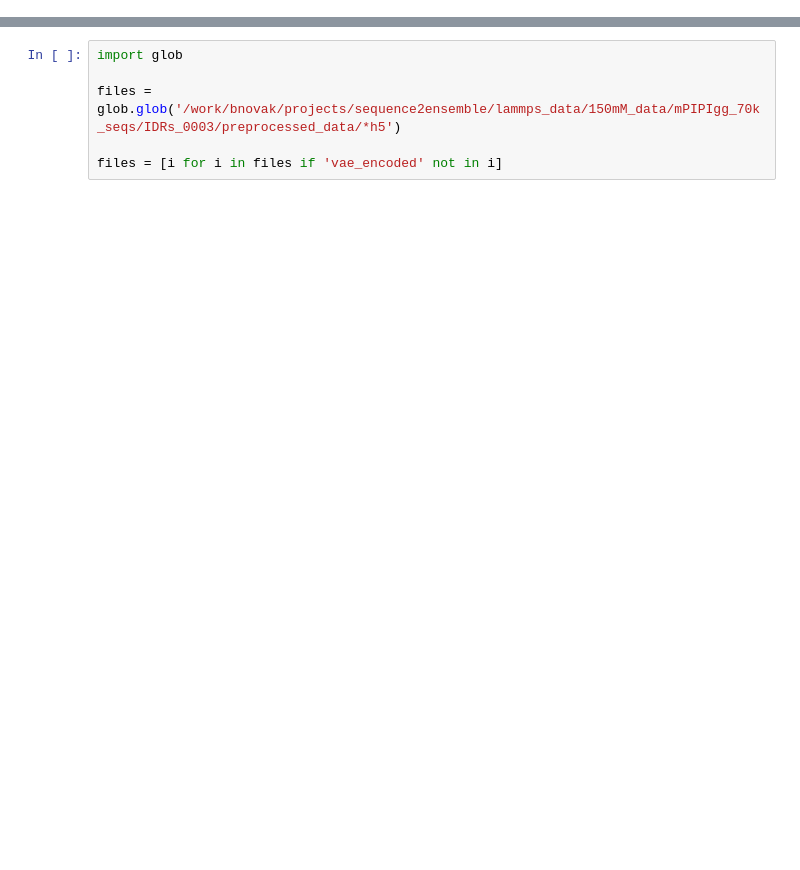
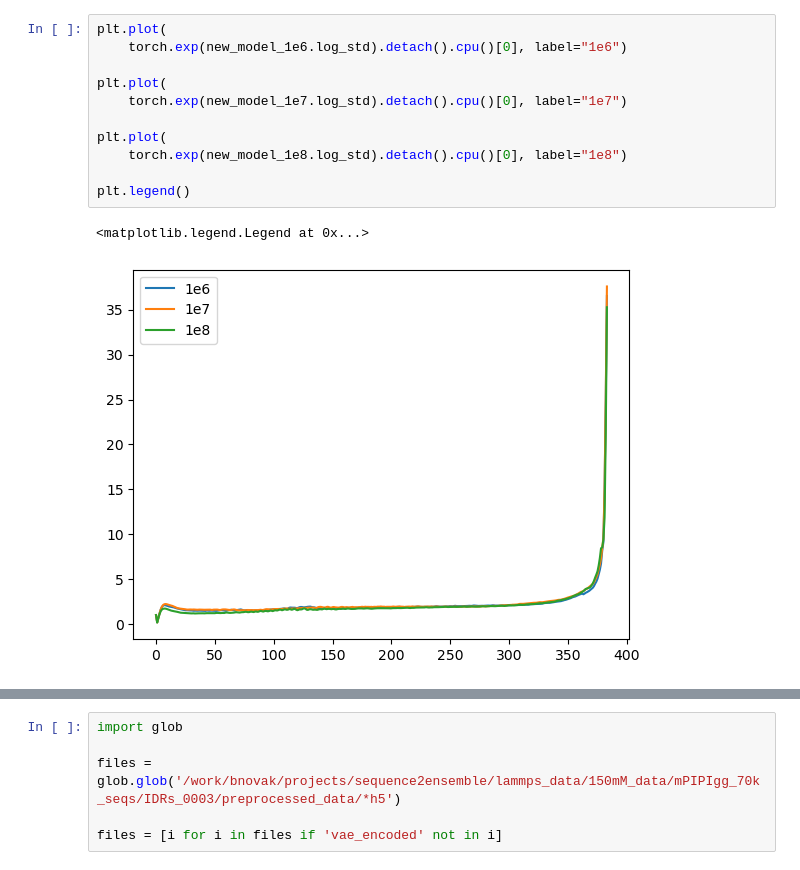
Before and after one commit to idptools/starling, a Jupyter notebook: devtools/scripts/large_dm_VAE_test.ipynb, the cells around one changed output, grey strips where cells are left out. Drawn from its saved outputs; the diff is of its cells as text; blank space fills up the shorter version.

```diff
--- a/devtools/scripts/large_dm_VAE_test.ipynb
+++ b/devtools/scripts/large_dm_VAE_test.ipynb
@@ -11,0 +20,14 @@ import hdf5plugin
+# %%
+plt.plot(
+    torch.exp(new_model_1e6.log_std).detach().cpu()[0], label="1e6")
+
+plt.plot(
+    torch.exp(new_model_1e7.log_std).detach().cpu()[0], label="1e7")
+
+plt.plot(
+    torch.exp(new_model_1e8.log_std).detach().cpu()[0], label="1e8")
+
+plt.legend()
+# %% [output]
+<matplotlib.legend.Legend at 0x...>
+[figure, added]
```
Also changed, not shown: parts of 45 cells of this notebook, 3 other files.
